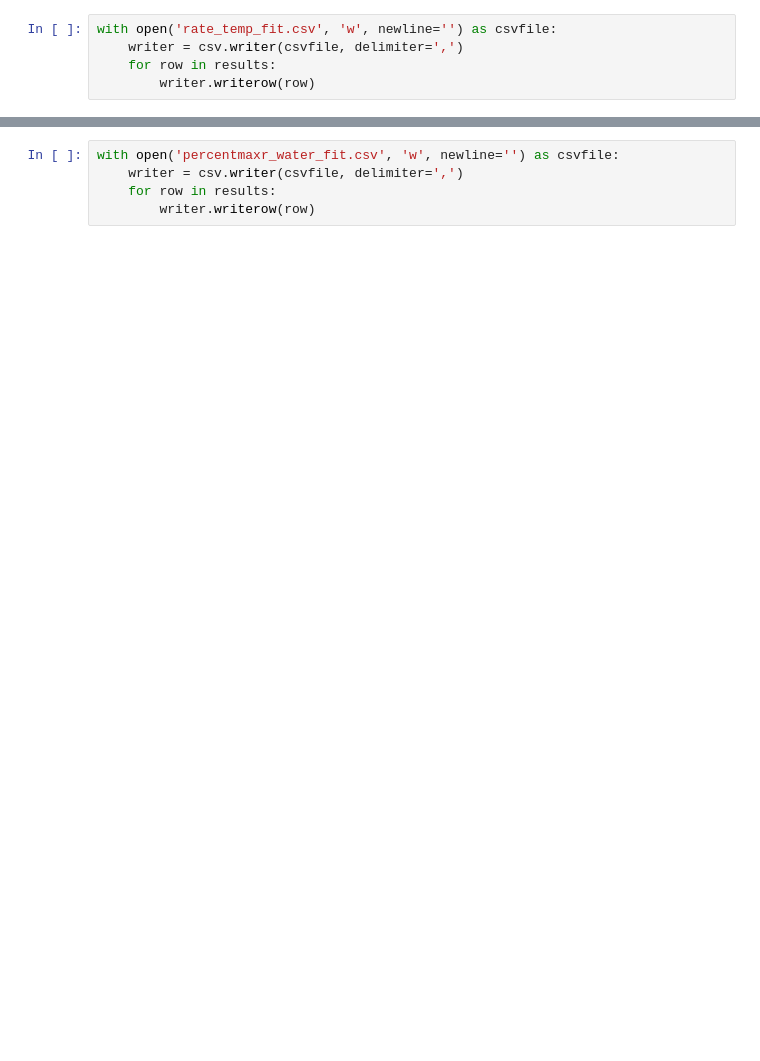
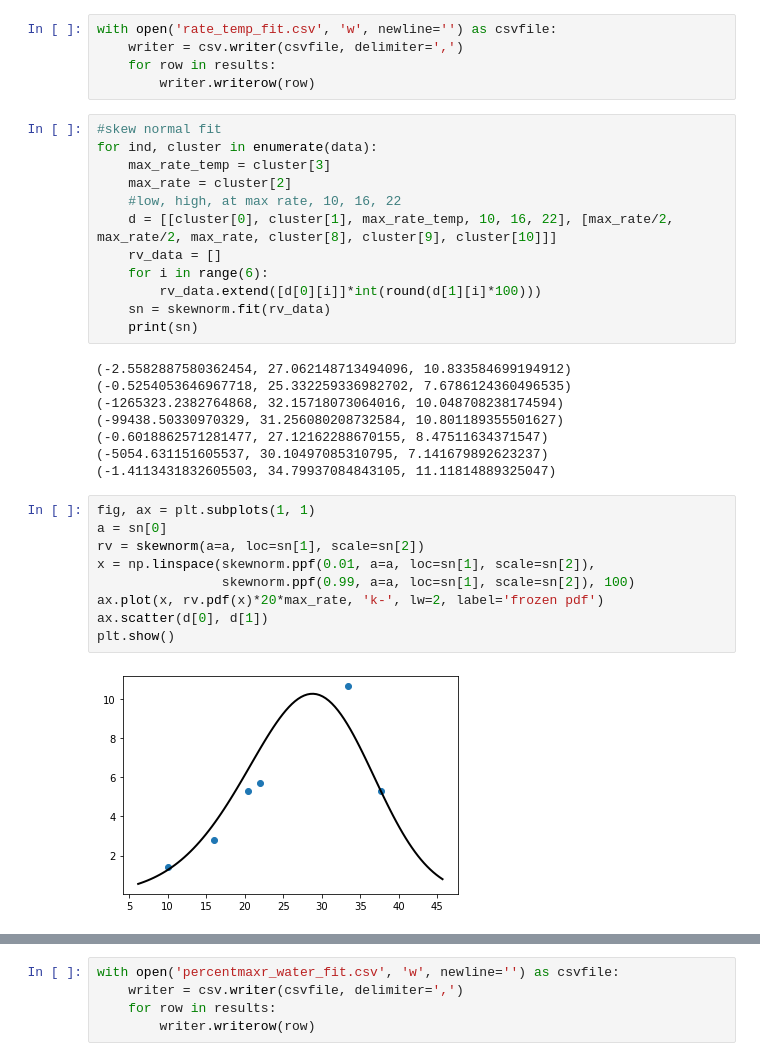
Before and after one commit to zhuci/mcm-2021-a, a Jupyter notebook: rate_fit.ipynb, the cells around one changed output, grey strips where cells are left out. Cells and saved outputs as stored; diff of their text form; blank space fills up the shorter version.

Commit message:
fix rate fit

```diff
--- a/rate_fit.ipynb
+++ b/rate_fit.ipynb
@@ -43,3 +67,34 @@ with open('rate_temp_fit.csv', 'w', newline='') as csvfile:
     writer = csv.writer(csvfile, delimiter=',')
     for row in results:
         writer.writerow(row)
+# %%
+#skew normal fit
+for ind, cluster in enumerate(data):
+    max_rate_temp = cluster[3]
+    max_rate = cluster[2]
+    #low, high, at max rate, 10, 16, 22
+    d = [[cluster[0], cluster[1], max_rate_temp, 10, 16, 22], [max_rate/2, max_rate/2, max_rate, cluster[8], cluster[9], cluster[10]]]
+    rv_data = []
+    for i in range(6):
+        rv_data.extend([d[0][i]]*int(round(d[1][i]*100)))
+    sn = skewnorm.fit(rv_data)
+    print(sn)
+# %% [output]
+(-2.5582887580362454, 27.062148713494096, 10.833584699194912)
+(-0.5254053646967718, 25.332259336982702, 7.6786124360496535)
+(-1265323.2382764868, 32.15718073064016, 10.048708238174594)
+(-99438.50330970329, 31.256080208732584, 10.801189355501627)
+(-0.6018862571281477, 27.12162288670155, 8.47511634371547)
+(-5054.631151605537, 30.10497085310795, 7.141679892623237)
+(-1.4113431832605503, 34.79937084843105, 11.11814889325047)
+# %%
+fig, ax = plt.subplots(1, 1)
+a = sn[0]
+rv = skewnorm(a=a, loc=sn[1], scale=sn[2])
+x = np.linspace(skewnorm.ppf(0.01, a=a, loc=sn[1], scale=sn[2]),
+                skewnorm.ppf(0.99, a=a, loc=sn[1], scale=sn[2]), 100)
+ax.plot(x, rv.pdf(x)*20*max_rate, 'k-', lw=2, label='frozen pdf')
+ax.scatter(d[0], d[1])
+plt.show()
+# %% [output]
+[figure, added]
```
Also changed, not shown: parts of 6 cells of this notebook, 2 other files.
